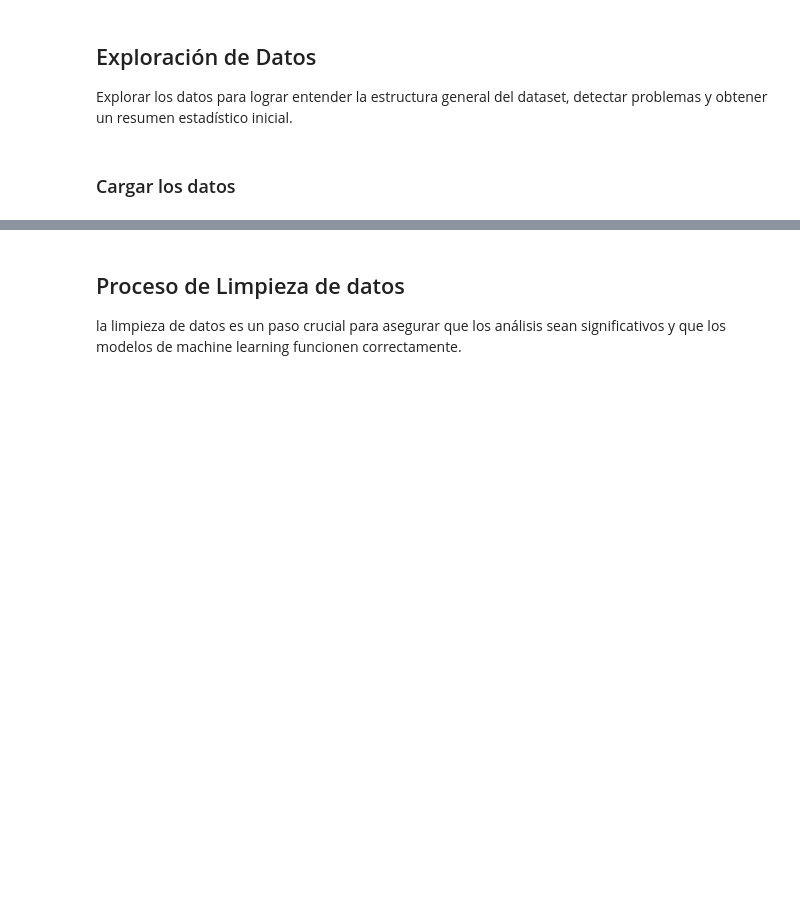
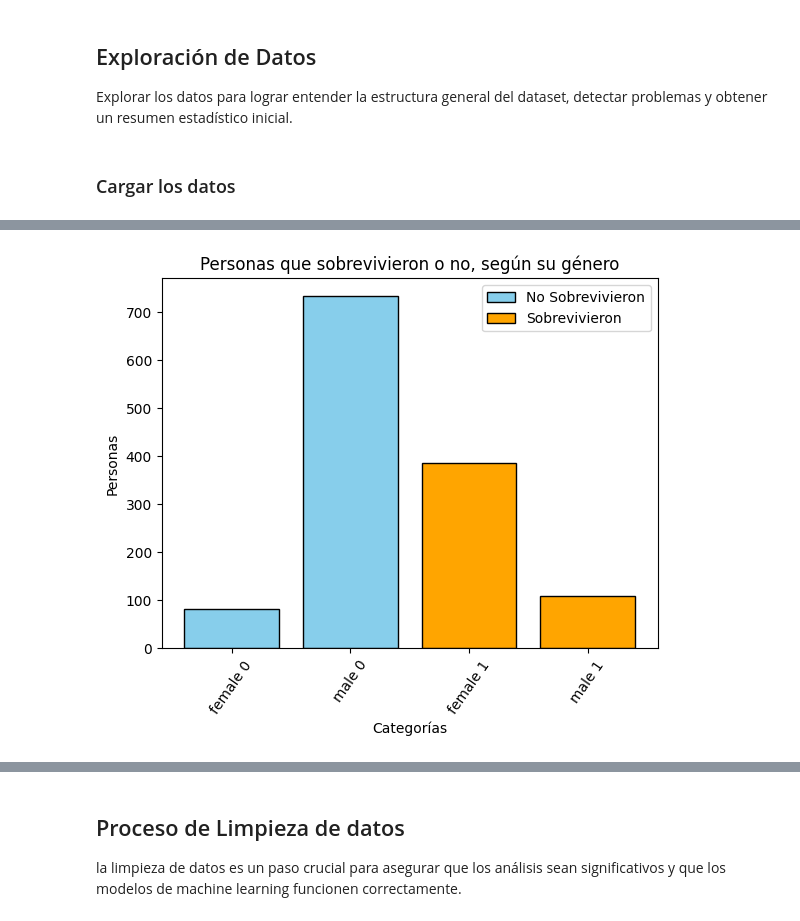
Before and after one commit to AndyMAG-dev/Proyecto-Optativa-Python, a Jupyter notebook: Proyecto_Final.ipynb, the cells around one changed output, grey strips where cells are left out. Saved outputs shown, nothing was run; the diff lists cells and outputs as text; code cells hidden in the pictures; blank space fills up the shorter version.

```diff
--- a/Proyecto_Final.ipynb
+++ b/Proyecto_Final.ipynb
@@ -58,0 +72,16 @@ data_frame.head()
+# %%
+categories = data_frame[['Survived', 'Sex']].value_counts(sort=False)
+values = ['female 0', 'male 0', 'female 1', 'male 1']
+
+plt.bar(values[:2], categories[:2], color='skyblue', edgecolor='black', label='No Sobrevivieron')
+plt.bar(values[2:], categories[2:], color='orange', edgecolor='black', label='Sobrevivieron')
+
+plt.title('Personas que sobrevivieron o no, según su género')
+plt.xlabel('Categorías')
+plt.ylabel('Personas')
+plt.xticks(rotation=55)
+
+plt.legend()  # Agrega una leyenda para diferenciar entre las barras
+plt.show()
+# %% [output]
+[figure, added]
```
Also changed, not shown: parts of 10 cells of this notebook.
